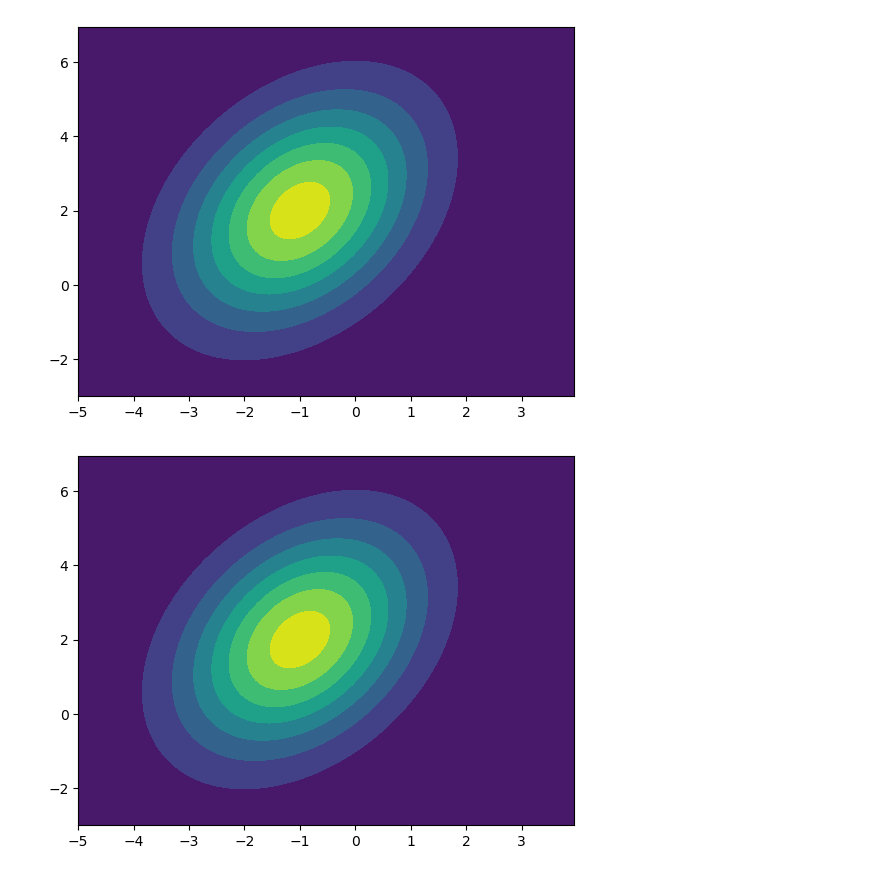
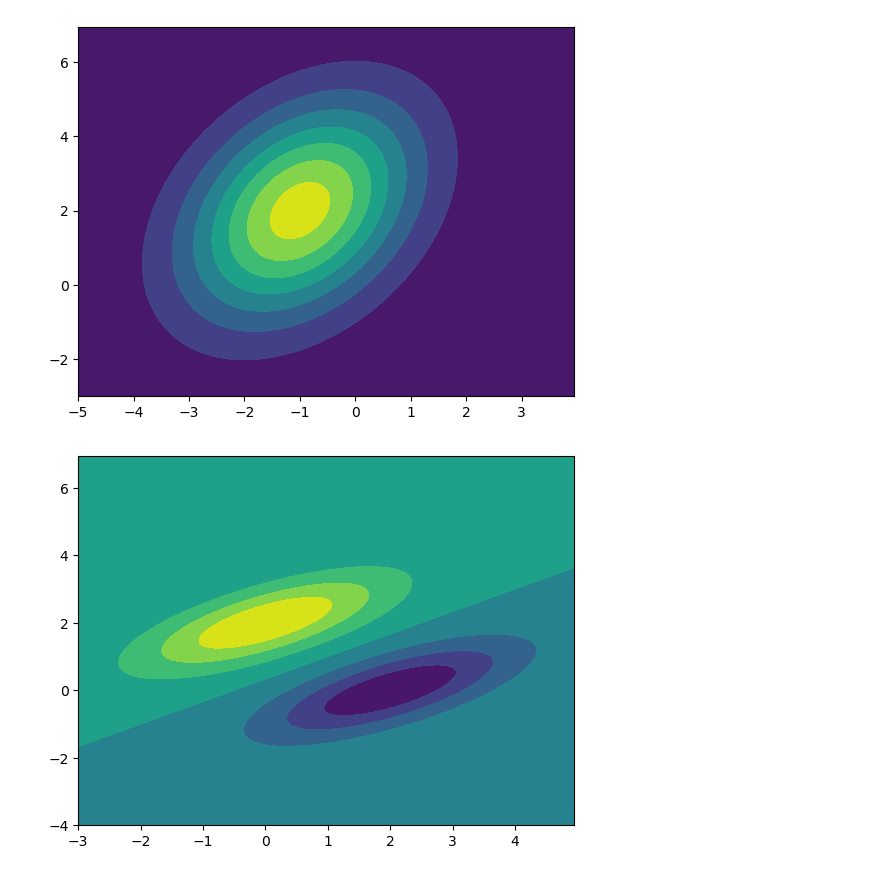
Before and after one commit to AmandaYao00/cs189_hw3, a Jupyter notebook: hw3-2023/code.ipynb, the cells around one changed output. Saved outputs shown, nothing was run; the diff lists cells and outputs as text; code cells hidden in the pictures.

```diff
--- a/hw3-2023/code.ipynb
+++ b/hw3-2023/code.ipynb
@@ -30,15 +28,15 @@ plot_normal([-1,2],[[2,1],[1,4]], np.mgrid[-5:4:.05, -3:7:.05])
 # %% [output]
 [figure]
 # %%
-# 3.2
-def plot_normal(mean, cov, scale):
+# 3.3
+def plot_normal_dif(mean1, mean2, cov1, cov2, scale):
     x, y = scale
     pos = np.dstack((x, y))
-    rv = multivariate_normal(mean, cov)
-    fig2 = plt.figure()
-    ax2 = fig2.add_subplot(111)
-    ax2.contourf(x, y, rv.pdf(pos))
+    rv1 = multivariate_normal(mean1, cov1)
+    rv2 = multivariate_normal(mean2, cov2)
+    ax2 = plt.figure().add_subplot(111)
+    ax2.contourf(x, y, rv1.pdf(pos) - rv2.pdf(pos))
 
-plot_normal([-1,2],[[2,1],[1,4]], np.mgrid[-5:4:.05, -3:7:.05])
+plot_normal_dif([0,2], [2,0], [[2,1], [1,1]], [[2,1],[1,1]], np.mgrid[-3:5:.05, -4:7:.05])
 # %% [output]
-[figure, old version]
+[figure, new version]
```
Also changed, not shown: parts of 4 cells of this notebook.
